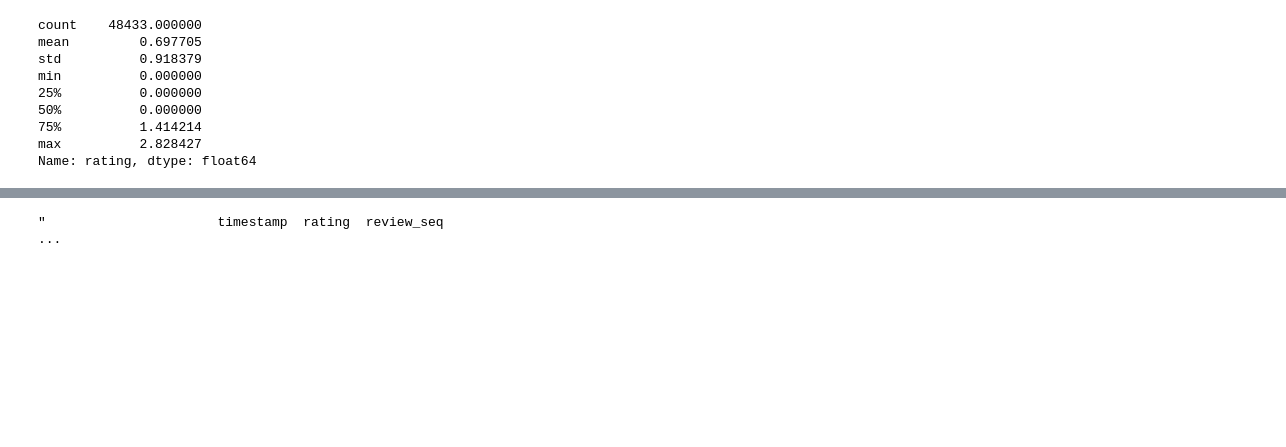
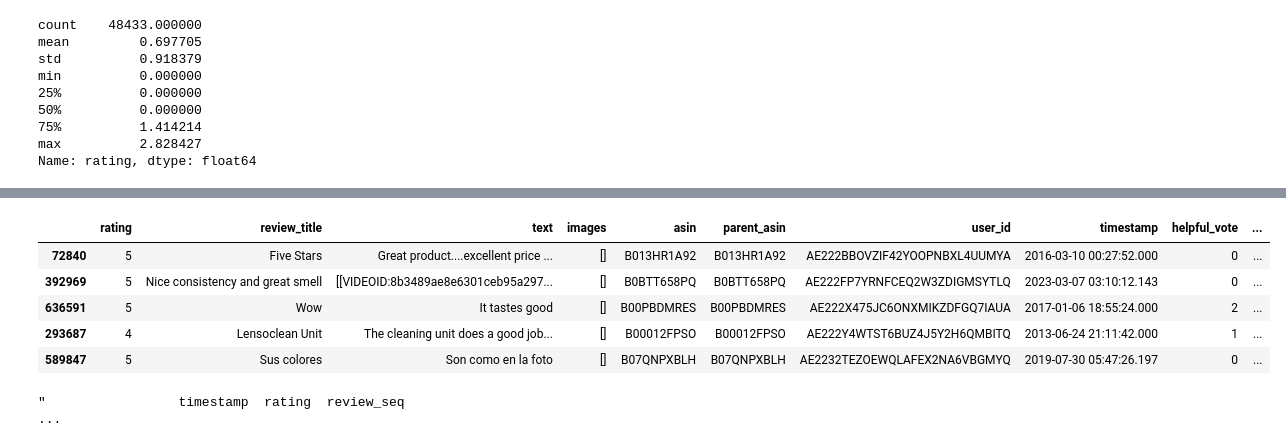
Before and after one commit to GeeksonCodes/dsn-bct-2026, a Jupyter notebook: notebooks/eda/amazon-review-notebook.ipynb, the cells around one changed output, grey strips where cells are left out. Drawn from its saved outputs; the diff is of its cells as text; code cells hidden in the pictures; blank space fills up the shorter version.

```diff
--- a/notebooks/eda/amazon-review-notebook.ipynb
+++ b/notebooks/eda/amazon-review-notebook.ipynb
@@ -252,5 +417,14 @@ increasingly_critical       475
 increasingly_generous       411
 Name: count, dtype: int64
+# %%
+df.head()
+# %% [output]
+|  | rating | review_title | text | images | asin | parent_asin | user_id | timestamp | helpful_vote | ... |
+| 72840 | 5 | Five Stars | Great product....excellent price ... | [] | B013HR1A92 | B013HR1A92 | AE222BBOVZIF42YOOPNBXL4UUMYA | 2016-03-10 00:27:52.000 | 0 | ... |
+| 392969 | 5 | Nice consistency and great smell | [[VIDEOID:8b3489ae8e6301ceb95a297... | [] | B0BTT658PQ | B0BTT658PQ | AE222FP7YRNFCEQ2W3ZDIGMSYTLQ | 2023-03-07 03:10:12.143 | 0 | ... |
+| 636591 | 5 | Wow | It tastes good | [] | B00PBDMRES | B00PBDMRES | AE222X475JC6ONXMIKZDFGQ7IAUA | 2017-01-06 18:55:24.000 | 2 | ... |
+| 293687 | 4 | Lensoclean Unit | The cleaning unit does a good job... | [] | B00012FPSO | B00012FPSO | AE222Y4WTST6BUZ4J5Y2H6QMBITQ | 2013-06-24 21:11:42.000 | 1 | ... |
+| 589847 | 5 | Sus colores | Son como en la foto | [] | B07QNPXBLH | B07QNPXBLH | AE2232TEZOEWQLAFEX2NA6VBGMYQ | 2019-07-30 05:47:26.197 | 0 | ... |
 # %%
 # inspect one specific user's rating journey
 sample_user = df[df['user_id'] == df['user_id'].iloc[129]]
```
Also changed, not shown: parts of 28 cells of this notebook.
